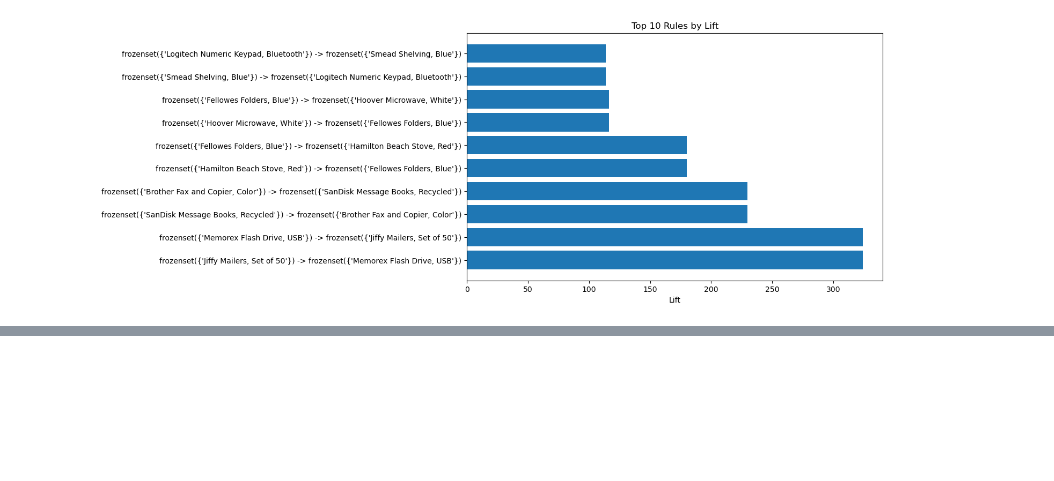
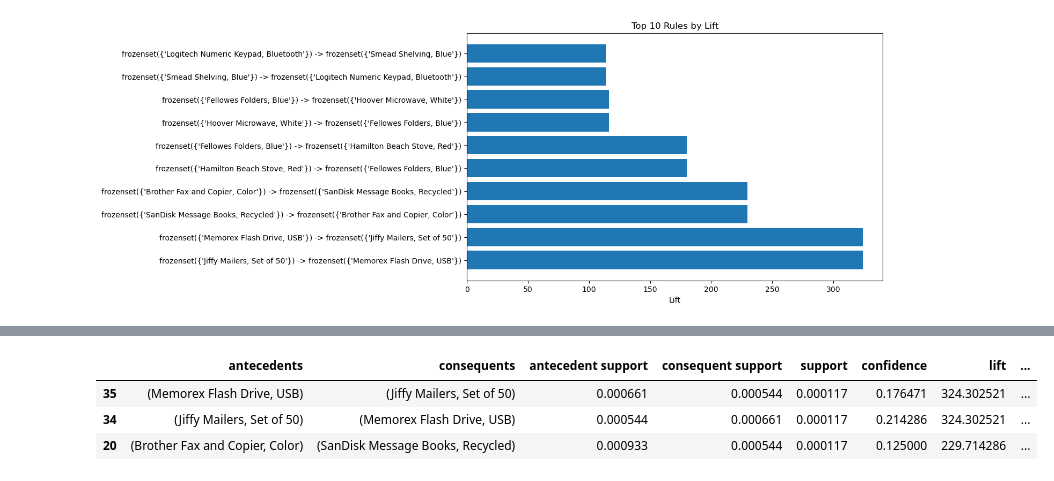
Before and after one commit to AndrewJesse/Data-Preparation-and-Exploration---D599---Task-3, a Jupyter notebook: main.ipynb, the cells around one changed output, grey strips where cells are left out. Cells and saved outputs as stored; diff of their text form; code cells hidden in the pictures; blank space fills up the shorter version.

```diff
--- a/main.ipynb
+++ b/main.ipynb
@@ -83,0 +99,11 @@ plt.show()
+# %%
+# Sort rules by lift in descending order and display the top 3 rules
+top_3_rules = rules.sort_values(by='lift', ascending=False).head(3)
+
+# Display the top 3 rules
+top_3_rules
+# %% [output]
+|  | antecedents | consequents | antecedent support | consequent support | support | confidence | lift | ... |
+| 35 | (Memorex Flash Drive, USB) | (Jiffy Mailers, Set of 50) | 0.000661 | 0.000544 | 0.000117 | 0.176471 | 324.302521 | ... |
+| 34 | (Jiffy Mailers, Set of 50) | (Memorex Flash Drive, USB) | 0.000544 | 0.000661 | 0.000117 | 0.214286 | 324.302521 | ... |
+| 20 | (Brother Fax and Copier, Color) | (SanDisk Message Books, Recycled) | 0.000933 | 0.000544 | 0.000117 | 0.125000 | 229.714286 | ... |
```
Also changed, not shown: parts of 2 cells of this notebook.
